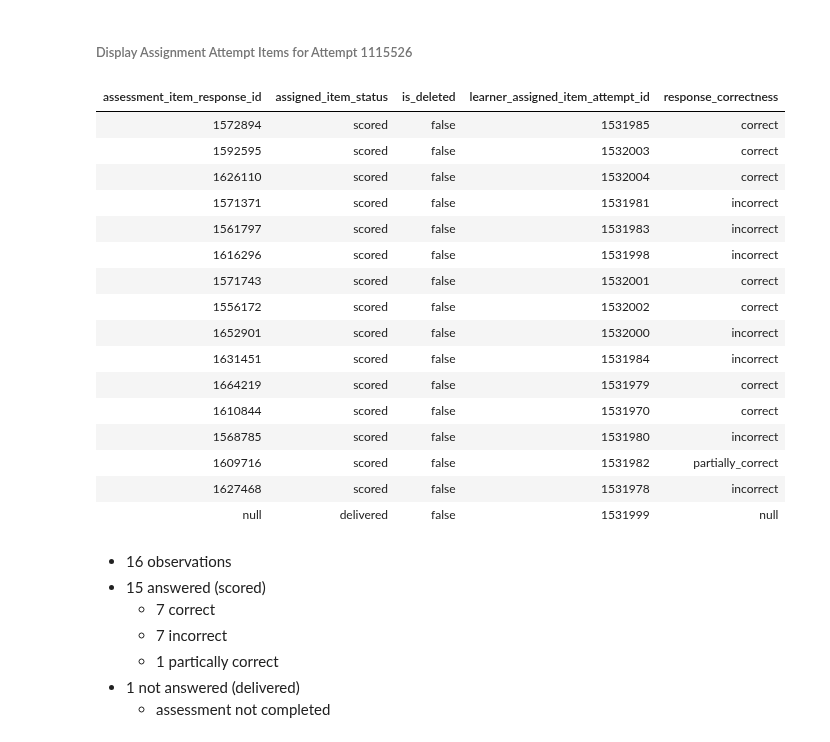
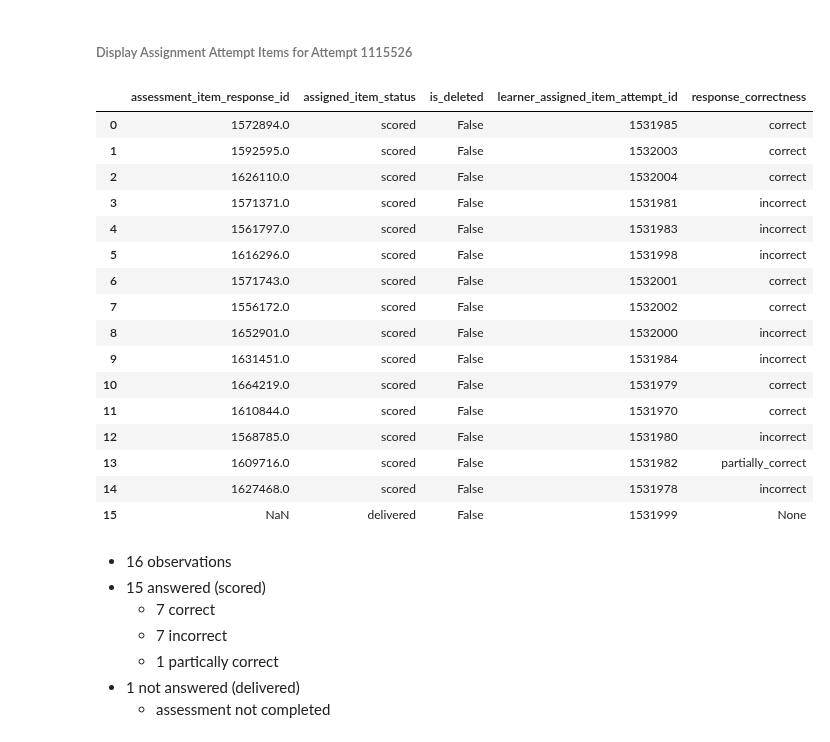
Before and after one commit to dlhinkley/c772-capstone-project, a Jupyter notebook: juniper/C772 Capstone Summarization Sub-Notebook.ipynb, the cells around one changed output. Drawn from its saved outputs; the diff is of its cells as text; code cells hidden in the pictures.

```diff
--- a/juniper/C772 Capstone Summarization Sub-Notebook.ipynb
+++ b/juniper/C772 Capstone Summarization Sub-Notebook.ipynb
@@ -242,25 +245,25 @@ display( dfRaw.filter( F.col('assessment_instance_attempt_id') == 1159455 ).sele
 # %% [markdown]
 ###### Display Assignment Attempt Items for Attempt 1115526
 # %%
-display( dfRaw.filter( F.col('assessment_instance_attempt_id') == 1115526 ).select(*itemAttemptVars).distinct() )
+dfRaw.filter( F.col('assessment_instance_attempt_id') == 1115526 ).select(*itemAttemptVars).distinct().toPandas()
 # %% [output]
-| assessment_item_response_id | assigned_item_status | is_deleted | learner_assigned_item_attempt_id | response_correctness |
-| 1572894 | scored | false | 1531985 | correct |
-| 1592595 | scored | false | 1532003 | correct |
-| 1626110 | scored | false | 1532004 | correct |
-| 1571371 | scored | false | 1531981 | incorrect |
-| 1561797 | scored | false | 1531983 | incorrect |
-| 1616296 | scored | false | 1531998 | incorrect |
-| 1571743 | scored | false | 1532001 | correct |
-| 1556172 | scored | false | 1532002 | correct |
-| 1652901 | scored | false | 1532000 | incorrect |
-| 1631451 | scored | false | 1531984 | incorrect |
-| 1664219 | scored | false | 1531979 | correct |
-| 1610844 | scored | false | 1531970 | correct |
-| 1568785 | scored | false | 1531980 | incorrect |
-| 1609716 | scored | false | 1531982 | partially_correct |
-| 1627468 | scored | false | 1531978 | incorrect |
-| null | delivered | false | 1531999 | null |
+|  | assessment_item_response_id | assigned_item_status | is_deleted | learner_assigned_item_attempt_id | response_correctness |
+| 0 | 1572894.0 | scored | False | 1531985 | correct |
+| 1 | 1592595.0 | scored | False | 1532003 | correct |
+| 2 | 1626110.0 | scored | False | 1532004 | correct |
+| 3 | 1571371.0 | scored | False | 1531981 | incorrect |
+| 4 | 1561797.0 | scored | False | 1531983 | incorrect |
+| 5 | 1616296.0 | scored | False | 1531998 | incorrect |
+| 6 | 1571743.0 | scored | False | 1532001 | correct |
+| 7 | 1556172.0 | scored | False | 1532002 | correct |
+| 8 | 1652901.0 | scored | False | 1532000 | incorrect |
+| 9 | 1631451.0 | scored | False | 1531984 | incorrect |
+| 10 | 1664219.0 | scored | False | 1531979 | correct |
+| 11 | 1610844.0 | scored | False | 1531970 | correct |
+| 12 | 1568785.0 | scored | False | 1531980 | incorrect |
+| 13 | 1609716.0 | scored | False | 1531982 | partially_correct |
+| 14 | 1627468.0 | scored | False | 1531978 | incorrect |
+| 15 | NaN | delivered | False | 1531999 | None |
 # %% [markdown]
 - 16 observations
 - 15 answered (scored)
```
Also changed, not shown: parts of 49 cells of this notebook, 1 other file.
